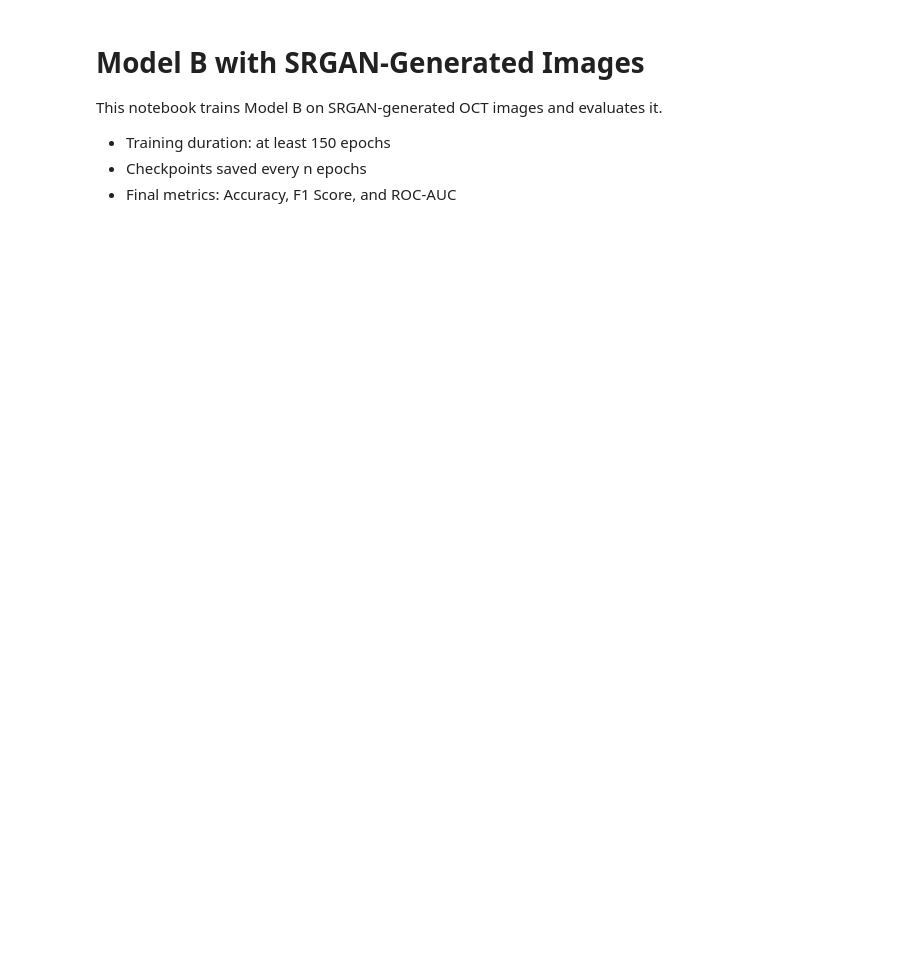
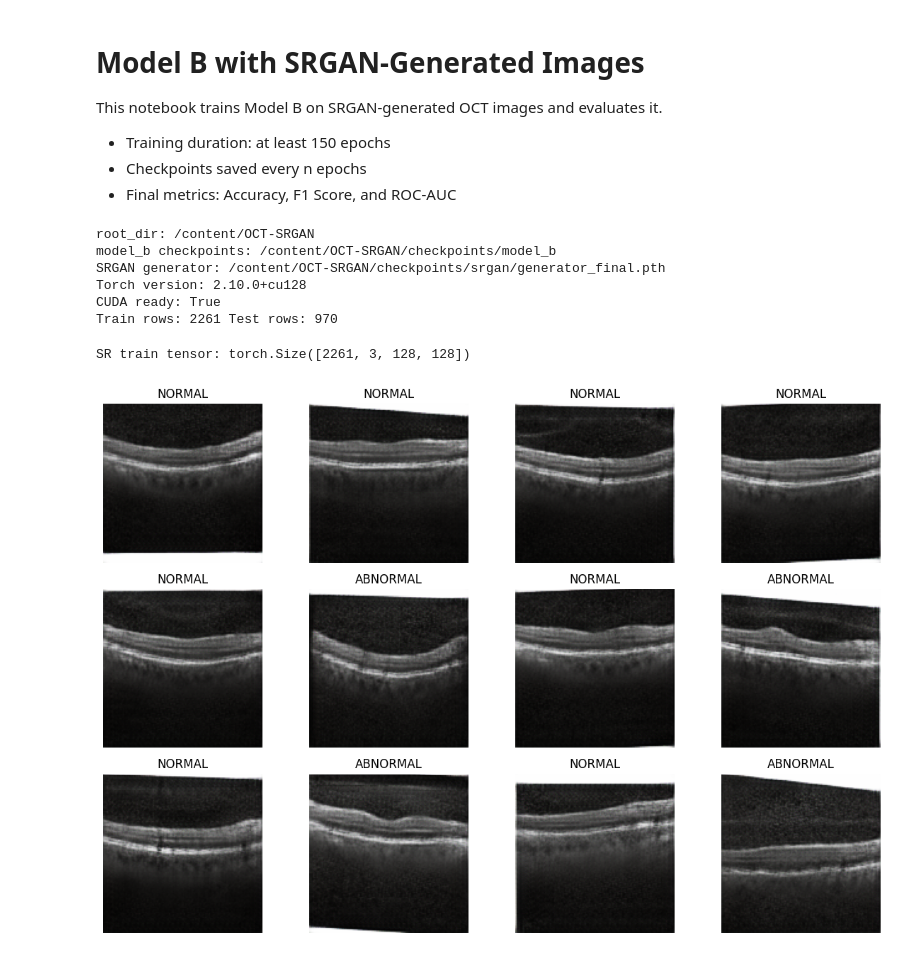
Before and after one commit to ajaydsudhir/OCT-SRGAN, a Jupyter notebook: notebooks/model_b.ipynb, the cells around one changed output. Cells and saved outputs as stored; diff of their text form; code cells hidden in the pictures; blank space fills up the shorter version.

```diff
--- a/notebooks/model_b.ipynb
+++ b/notebooks/model_b.ipynb
@@ -31,21 +31,40 @@ if torch.cuda.is_available():
 torch.backends.cudnn.deterministic = True
 torch.backends.cudnn.benchmark = False
 # %%
-# Locate the project root directory.def find_root():
+# Locate the project root directory.
+def find_root():
     cwd = Path.cwd().resolve()
     for root in [cwd, *cwd.parents]:
         if (root / "notebooks").exists() and (root / "requirements.txt").exists():
             return root
-    for root in [Path("/content/OCT-SRGAN"), Path("/content/drive/MyDrive/OCT-SRGAN")]:
+    for root in [Path("/content/OCT-SRGAN")]:
         if root.exists():
             return root
     return cwd
 
+# Resolve SRGAN checkpoint from runtime path.
+def find_srgan_generator(root_dir):
+    ckpt_path = root_dir / "checkpoints" / "srgan" / "generator_final.pth"
+    if ckpt_path.exists():
+        return ckpt_path
+    raise FileNotFoundError(
+        "SRGAN generator checkpoint is missing. Run notebooks/srgan.ipynb first and make sure generator_final.pth exists."
+    )
+
 root_dir = find_root()
 split_dir = root_dir / "artifacts" / "splits"
-srgan_dir = root_dir / "checkpoints" / "srgan"
 ckpt_dir = root_dir / "checkpoints" / "model_b"
 ckpt_dir.mkdir(parents=True, exist_ok=True)
+
+# Verify checkpoint directory write access before long training.
+try:
+    probe_file = ckpt_dir / ".checkpoint_write_test.bin"
+    with open(probe_file, "wb") as probe_handle:
+        probe_handle.write(b"ok")
+    if probe_file.exists():
+        probe_file.unlink()
+except Exception as exc:
+    raise RuntimeError(f"Checkpoint directory is not writable: {ckpt_dir}") from exc
 
 train_csv = split_dir / "train_split.csv"
 test_csv = split_dir / "test_split.csv"
@@ -57,13 +76,11 @@ if not train_csv.exists() or not test_csv.exists():
 train_df = pd.read_csv(train_csv)
 test_df = pd.read_csv(test_csv)
 
-gen_path = srgan_dir / "generator_final.pth"
-if not gen_path.exists():
-    raise FileNotFoundError(
-        "SRGAN generator checkpoint is missing. Run notebooks/srgan.ipynb first to create checkpoints/srgan/generator_final.pth."
-    )
+gen_path = find_srgan_generator(root_dir)
 
 print("root_dir:", root_dir)
+print("model_b checkpoints:", ckpt_dir)
+print("SRGAN generator:", gen_path)
 
 device = torch.device("cuda" if torch.cuda.is_available() else "cpu")
 
@@ -71,6 +88,13 @@ print("Torch version:", torch.__version__)
 print("CUDA ready:", torch.cuda.is_available())
 
 print("Train rows:", len(train_df), "Test rows:", len(test_df))
+# %% [output]
+root_dir: /content/OCT-SRGAN
+model_b checkpoints: /content/OCT-SRGAN/checkpoints/model_b
+SRGAN generator: /content/OCT-SRGAN/checkpoints/srgan/generator_final.pth
+Torch version: 2.10.0+cu128
+CUDA ready: True
+Train rows: 2261 Test rows: 970
 # %%
 img_size = 128
 low_size = 32
@@ -80,8 +104,10 @@ save_gap = 25
 worker_n = 2
 learn_rate = 1e-4
 # %%
-# Residual block used in SRGAN models.class ResBlock(nn.Module):
-    # Initialize class state.    def __init__(self, channels=64):
+# Residual block used in SRGAN models.
+class ResBlock(nn.Module):
+    # Initialize class state.
+    def __init__(self, channels=64):
         super().__init__()
         self.block = nn.Sequential(
             nn.Conv2d(channels, channels, 3, 1, 1),
@@ -91,11 +117,14 @@ learn_rate = 1e-4
             nn.BatchNorm2d(channels),
         )
 
-    # Run the forward pass.    def forward(self, x):
+    # Run the forward pass.
+    def forward(self, x):
         return x + self.block(x)
 
-# Generator network for super-resolution.class GenNet(nn.Module):
-    # Initialize class state.    def __init__(self, blocks=8):
+# Generator network for super-resolution.
+class GenNet(nn.Module):
+    # Initialize class state.
+    def __init__(self, blocks=8):
         super().__init__()
         self.head = nn.Sequential(nn.Conv2d(3, 64, 9, 1, 4), nn.PReLU())
         self.body = nn.Sequential(*[ResBlock(64) for _ in range(blocks)])
@@ -110,14 +139,17 @@ learn_rate = 1e-4
         )
         self.tail = nn.Sequential(nn.Conv2d(64, 3, 9, 1, 4), nn.Sigmoid())
 
-    # Run the forward pass.    def forward(self, x):
+    # Run the forward pass.
+    def forward(self, x):
         skip_feat = self.head(x)
         body_feat = self.body(skip_feat)
         mix_feat = self.mid(body_feat) + skip_feat
         return self.tail(self.up(mix_feat))
 
-# Dataset that loads image paths and labels.class PathSet(Dataset):
-    # Initialize class state.    def __init__(self, data_df):
+# Dataset that loads image paths and labels.
+class PathSet(Dataset):
+    # Initialize class state.
+    def __init__(self, data_df):
         self.data_df = data_df.reset_index(drop=True)
         self.to_img = transforms.ToTensor()
         self.high_tf = transforms.Resize(
@@ -125,10 +157,12 @@ learn_rate = 1e-4
             interpolation=transforms.InterpolationMode.BICUBIC,
         )
 
-    # Return the dataset size.    def __len__(self):
+    # Return the dataset size.
+    def __len__(self):
         return len(self.data_df)
 
-    # Return a single sample.    def __getitem__(self, idx):
+    # Return a single sample.
+    def __getitem__(self, idx):
         row = self.data_df.iloc[idx]
         img = Image.open(row["path"]).convert("RGB")
         high_img = self.to_img(self.high_tf(img))
@@ -138,38 +172,42 @@ gen_net = GenNet().to(device)
 gen_net.load_state_dict(torch.load(gen_path, map_location=device))
 gen_net.eval()
 
-# Generate super-resolved tensors from paths.def make_sr(data_df):
+# Generate super-resolved tensors from paths.
+def make_sr(data_df):
     data_set = PathSet(data_df)
     data_loader = DataLoader(
         data_set,
         batch_size=32,
         shuffle=False,
         num_workers=worker_n,
         pin_memory=True,
     )
     img_list, lab_list = [], []
     with torch.no_grad():
         for high_img, lab in data_loader:
             high_img = high_img.to(device, non_blocking=True)
             low_img = F.interpolate(high_img, size=(low_size, low_size), mode="area")
             super_img = gen_net(low_img).clamp(0, 1).cpu()
             img_list.append(super_img)
             lab_list.append(lab)
     data_x = torch.cat(img_list)
     data_y = torch.cat(lab_list).float()
     return data_x, data_y
 
 train_x, train_y = make_sr(train_df)
 print("SR train tensor:", train_x.shape)
 
 plt.figure(figsize=(12, 8))
 for idx in range(min(12, train_x.size(0))):
     plt.subplot(3, 4, idx + 1)
     plt.imshow(train_x[idx].permute(1, 2, 0).numpy().clip(0, 1))
     plt.title("ABNORMAL" if int(train_y[idx].item()) == 1 else "NORMAL")
     plt.axis("off")
 plt.tight_layout()
 plt.show()
+# %% [output]
+SR train tensor: torch.Size([2261, 3, 128, 128])
+[figure, added]
 # %%
 img_mean = torch.tensor([0.485, 0.456, 0.406]).view(3, 1, 1)
 img_std = torch.tensor([0.229, 0.224, 0.225]).view(3, 1, 1)
```
Also changed, not shown: parts of 1 cell of this notebook, 8 other files.
